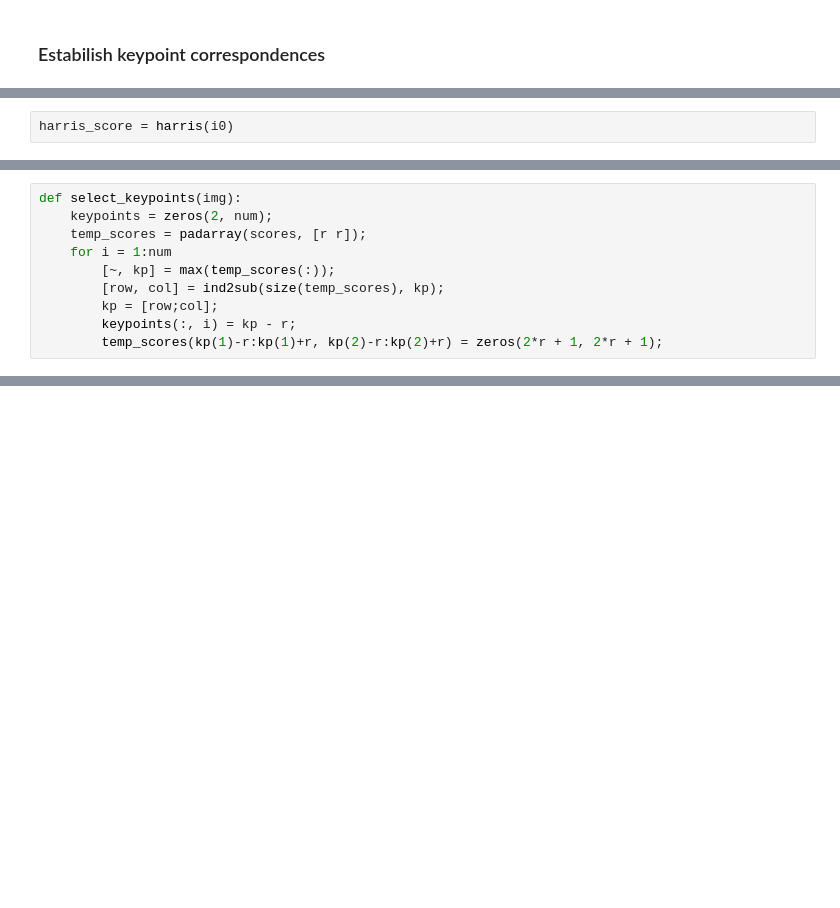
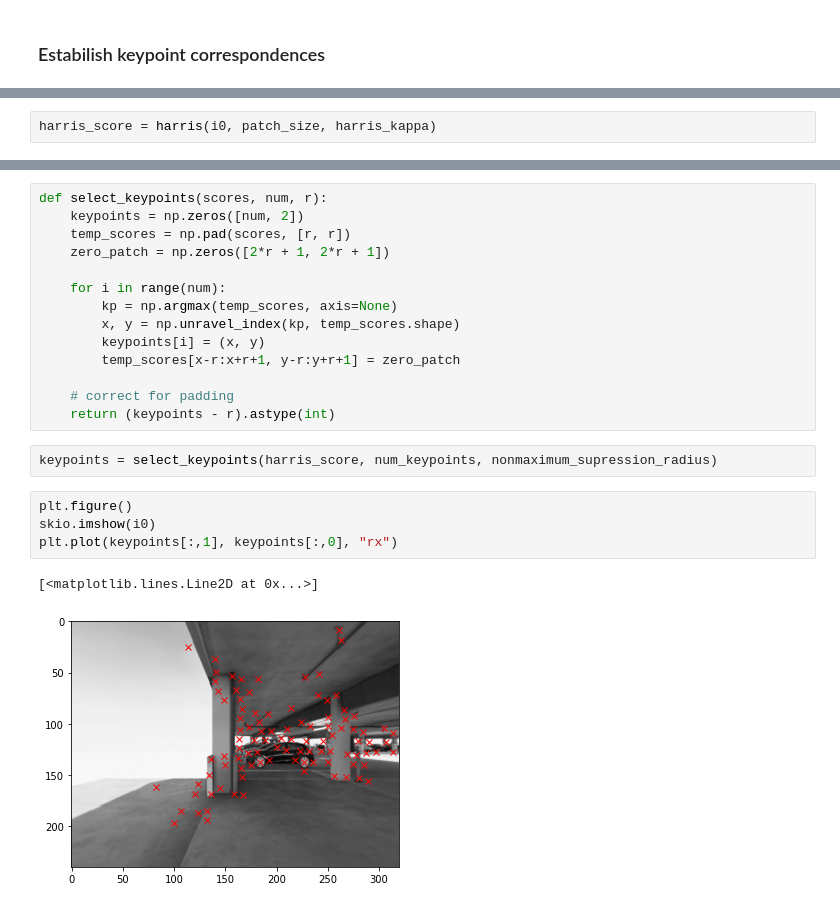
Before and after one commit to edcuba/vopy, a Jupyter notebook: src/vopy.ipynb, the cells around one changed output, grey strips where cells are left out. Drawn from its saved outputs; the diff is of its cells as text; blank space fills up the shorter version.

Commit message:
Implement keypoint extraction

```diff
--- a/src/vopy.ipynb
+++ b/src/vopy.ipynb
@@ -134,7 +128,7 @@ def harris(img):
 
     return np.pad(scores.clip(min=0), [1+pr, 1+pr]);
 # %%
-harris_score = harris(i0)
+harris_score = harris(i0, patch_size, harris_kappa)
 # %%
 rescaled = harris_score * 255.0/harris_score.max()
 plt.figure()
@@ -146,10 +138,0 @@ skio.imshow(rescaled)
-# %%
-def select_keypoints(img):
-    keypoints = zeros(2, num);
-    temp_scores = padarray(scores, [r r]);
-    for i = 1:num
-        [~, kp] = max(temp_scores(:));
-        [row, col] = ind2sub(size(temp_scores), kp);
-        kp = [row;col];
-        keypoints(:, i) = kp - r;
-        temp_scores(kp(1)-r:kp(1)+r, kp(2)-r:kp(2)+r) = zeros(2*r + 1, 2*r + 1);
@@ -160,0 +139,23 @@ array([[1., 1.]])
+# %%
+def select_keypoints(scores, num, r):
+    keypoints = np.zeros([num, 2])
+    temp_scores = np.pad(scores, [r, r])
+    zero_patch = np.zeros([2*r + 1, 2*r + 1])
+
+    for i in range(num):
+        kp = np.argmax(temp_scores, axis=None)
+        x, y = np.unravel_index(kp, temp_scores.shape)
+        keypoints[i] = (x, y)
+        temp_scores[x-r:x+r+1, y-r:y+r+1] = zero_patch
+
+    # correct for padding
+    return (keypoints - r).astype(int)
+# %%
+keypoints = select_keypoints(harris_score, num_keypoints, nonmaximum_supression_radius)
+# %%
+plt.figure()
+skio.imshow(i0)
+plt.plot(keypoints[:,1], keypoints[:,0], "rx")
+# %% [output]
+[<matplotlib.lines.Line2D at 0x...>]
+[figure, added]
```
Also changed, not shown: parts of 12 cells of this notebook.
